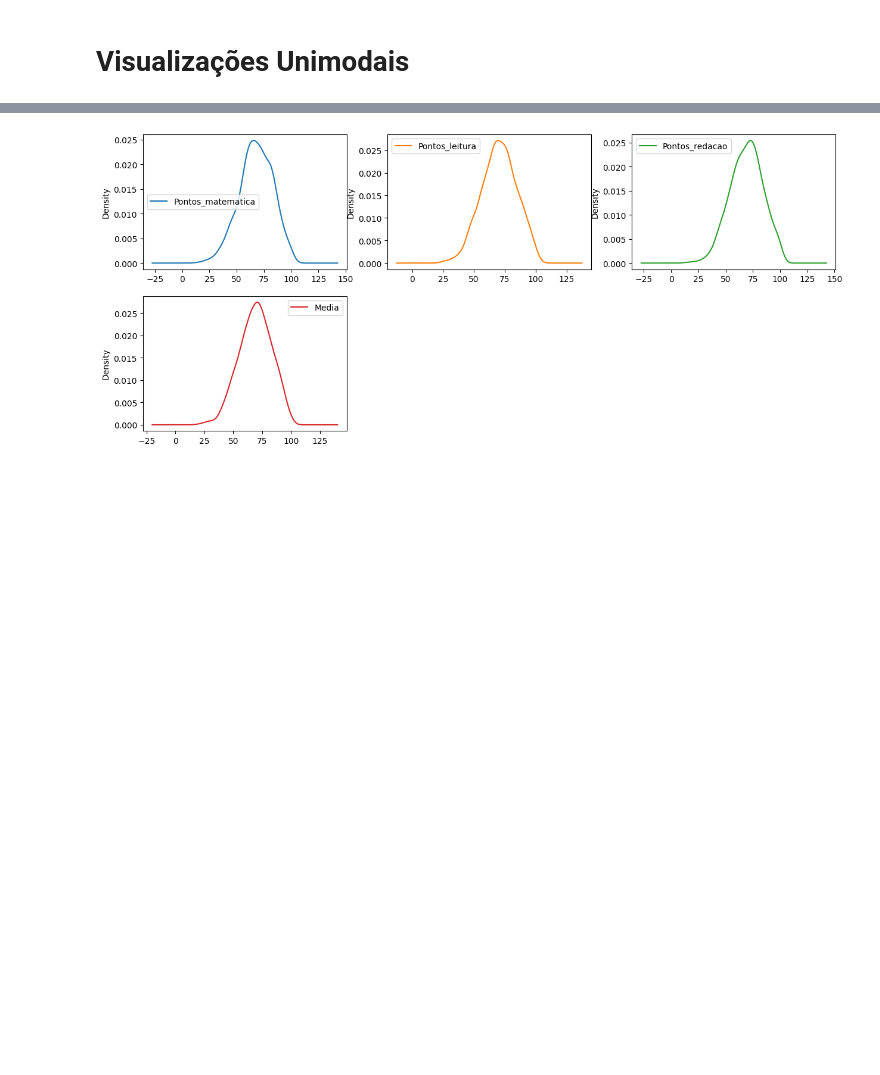
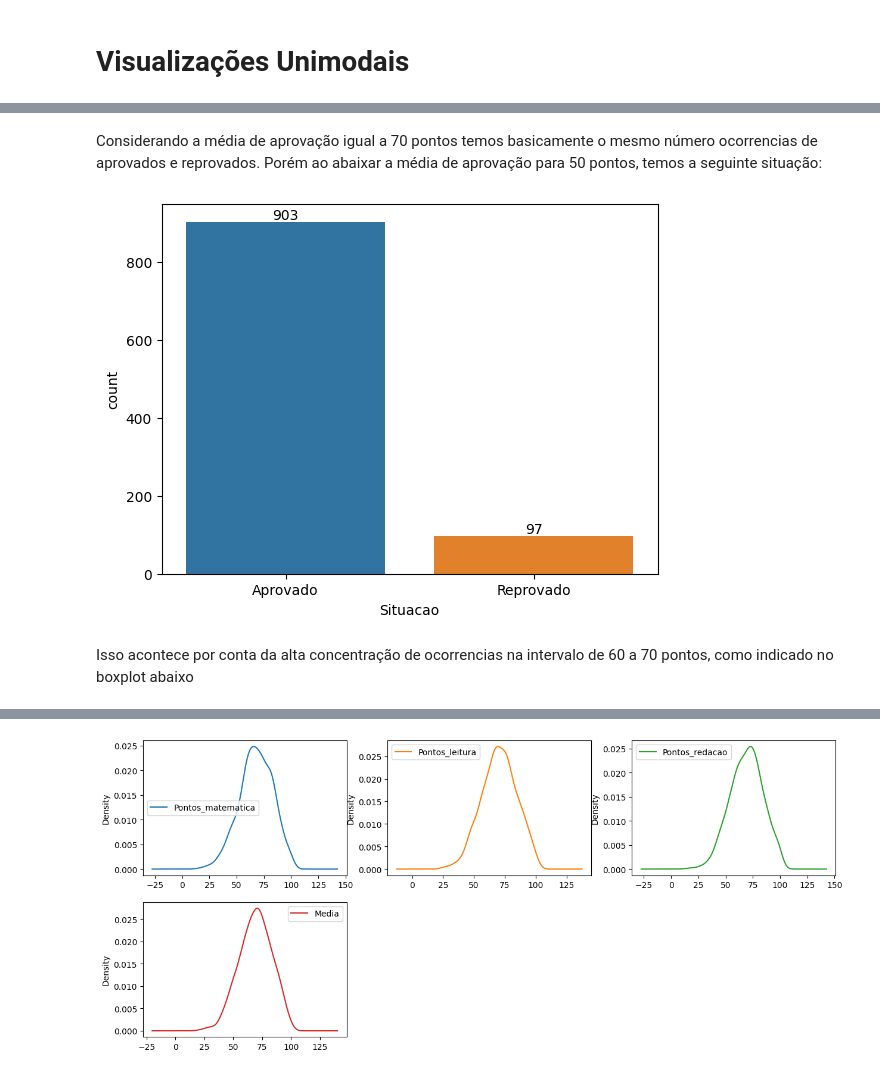
Before and after one commit to henriquesamuel/MVP, a Jupyter notebook: MVP.ipynb, the cells around one changed output, grey strips where cells are left out. Cells and saved outputs as stored; diff of their text form; code cells hidden in the pictures; blank space fills up the shorter version.

```diff
--- a/MVP.ipynb
+++ b/MVP.ipynb
@@ -190,0 +250,25 @@ Quanto maior o nivel de escolaridade dos pais maior o desempenho
+# %% [markdown]
+Considerando a média de aprovação igual a 70 pontos temos basicamente o mesmo número ocorrencias de aprovados e reprovados. Porém ao abaixar a média de aprovação para 50 pontos, temos a seguinte situação:
+# %%
+# Adionando nova coluna condicional onde média >= 50 -> "aprovado" caso contrário "reprovado"
+df_low = pd.read_csv(filename)
+
+df_low['Media'] = df[['Pontos_matematica', 'Pontos_leitura', 'Pontos_redacao']].mean(axis=1)
+df_low['Situacao'] = np.where(df['Media'] >= 50, 'Aprovado', 'Reprovado')
+
+# contar número de alunos aprovados e reprovados
+contagem = df_low.groupby('Situacao')['Media'].count().reset_index()
+
+# plotar gráfico de barras
+sns.countplot(data=df_low, x='Situacao')
+
+# adicionar rótulos de dados
+for a, b in enumerate(contagem['Media']):
+    plt.annotate(str(b), (a, b), ha='center', va='bottom')
+
+# exibir gráfico
+plt.show()
+# %% [output]
+[figure, added]
+# %% [markdown]
+Isso acontece por conta da alta concentração de ocorrencias na intervalo de 60 a 70 pontos, como indicado no boxplot abaixo
```
Also changed, not shown: parts of 27 cells of this notebook.
